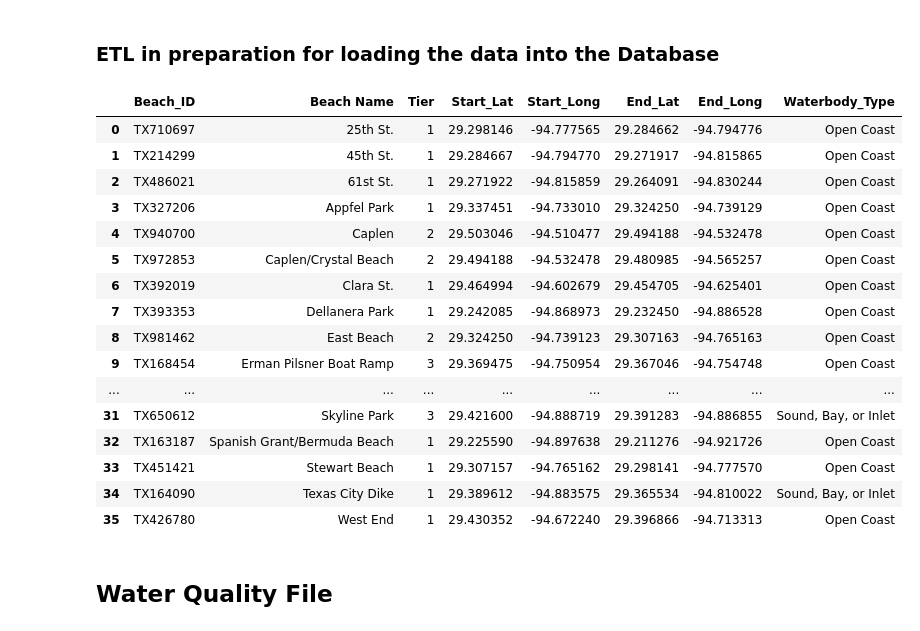
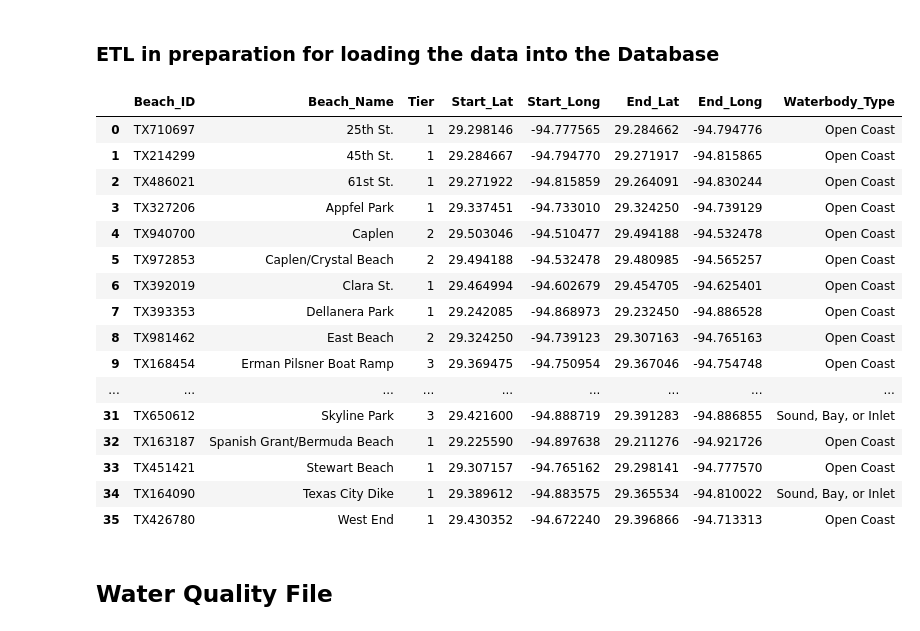
Before and after one commit to david-garza/enterococci_prediction_analysis, a Jupyter notebook: exploratory_analysis.ipynb, the cells around one changed output. Drawn from its saved outputs; the diff is of its cells as text; code cells hidden in the pictures.

```diff
--- a/exploratory_analysis.ipynb
+++ b/exploratory_analysis.ipynb
@@ -231,11 +237,11 @@ dtype: object
 ### ETL in preparation for loading the data into the Database
 # %%
 # Renaming the columns to match the database schema.
-renamed_beach_attr_df = beach_attr_df.rename(columns={"Beach ID": "Beach_ID", "Start Latitude": "Start_Lat", "Start Longitude": "Start_Long", "End Latitude":"End_Lat", "End Longitude":"End_Long", "Waterbody Type":"Waterbody_Type"})
+renamed_beach_attr_df = beach_attr_df.rename(columns={"Beach ID": "Beach_ID", "Beach Name":"Beach_Name", "Start Latitude": "Start_Lat", "Start Longitude": "Start_Long", "End Latitude":"End_Lat", "End Longitude":"End_Long", "Waterbody Type":"Waterbody_Type"})
 
 renamed_beach_attr_df
 # %% [output]
-|  | Beach_ID | Beach Name | Tier | Start_Lat | Start_Long | End_Lat | End_Long | Waterbody_Type |
+|  | Beach_ID | Beach_Name | Tier | Start_Lat | Start_Long | End_Lat | End_Long | Waterbody_Type |
 | 0 | TX710697 | 25th St. | 1 | 29.298146 | -94.777565 | 29.284662 | -94.794776 | Open Coast |
 | 1 | TX214299 | 45th St. | 1 | 29.284667 | -94.794770 | 29.271917 | -94.815865 | Open Coast |
 | 2 | TX486021 | 61st St. | 1 | 29.271922 | -94.815859 | 29.264091 | -94.830244 | Open Coast |
```
Also changed, not shown: parts of 5 cells of this notebook.
